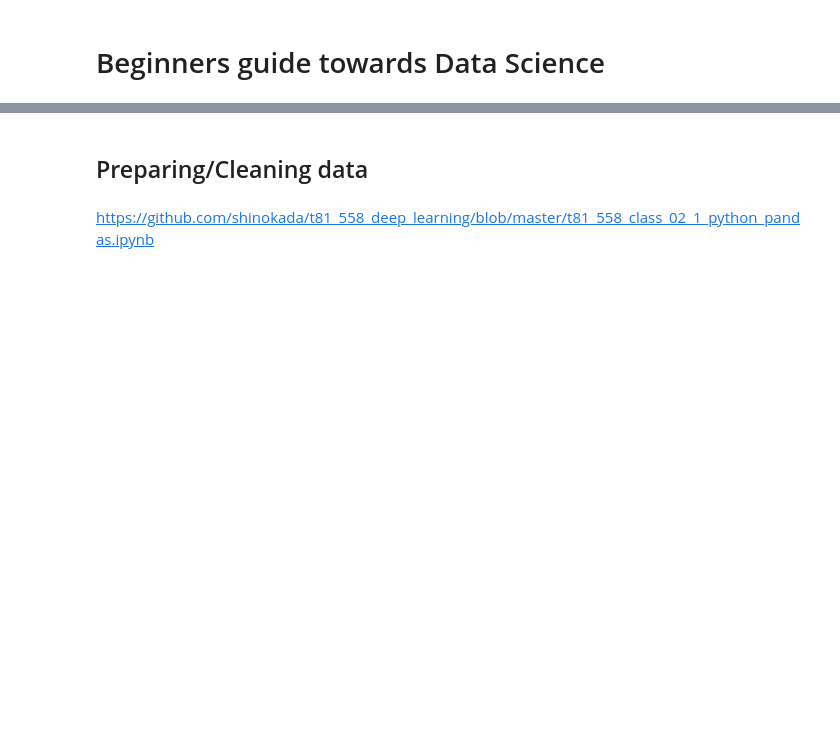
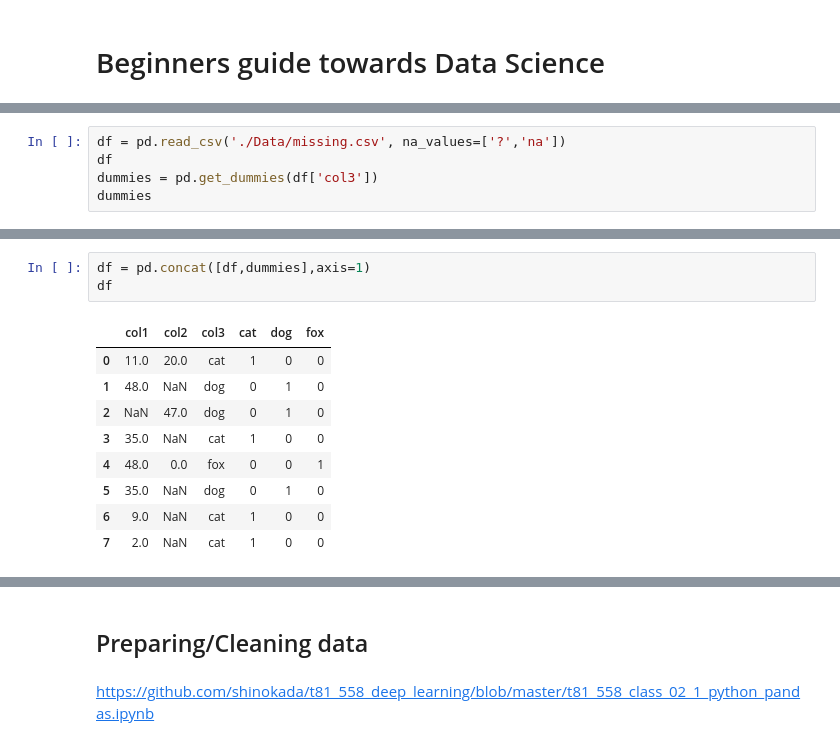
Before and after one commit to shinokada/python-for-ib-diploma-mathematics, a Jupyter notebook: Beginners_guide_towards_Data_Science.ipynb, the cells around one changed output, grey strips where cells are left out. Cells and saved outputs as stored; diff of their text form; blank space fills up the shorter version.

```diff
--- a/Beginners_guide_towards_Data_Science.ipynb
+++ b/Beginners_guide_towards_Data_Science.ipynb
@@ -26,0 +207,5 @@ There are many resources you can find online. This is [my collection of data sou
+# %%
+df = pd.read_csv('./Data/missing.csv', na_values=['?','na'])
+df
+dummies = pd.get_dummies(df['col3'])
+dummies
@@ -26,0 +231,13 @@ There are many resources you can find online. This is [my collection of data sou
+# %%
+df = pd.concat([df,dummies],axis=1)
+df
+# %% [output]
+|  | col1 | col2 | col3 | cat | dog | fox |
+| 0 | 11.0 | 20.0 | cat | 1 | 0 | 0 |
+| 1 | 48.0 | NaN | dog | 0 | 1 | 0 |
+| 2 | NaN | 47.0 | dog | 0 | 1 | 0 |
+| 3 | 35.0 | NaN | cat | 1 | 0 | 0 |
+| 4 | 48.0 | 0.0 | fox | 0 | 0 | 1 |
+| 5 | 35.0 | NaN | dog | 0 | 1 | 0 |
+| 6 | 9.0 | NaN | cat | 1 | 0 | 0 |
+| 7 | 2.0 | NaN | cat | 1 | 0 | 0 |
```
Also changed, not shown: parts of 27 cells of this notebook, 5 other files.
